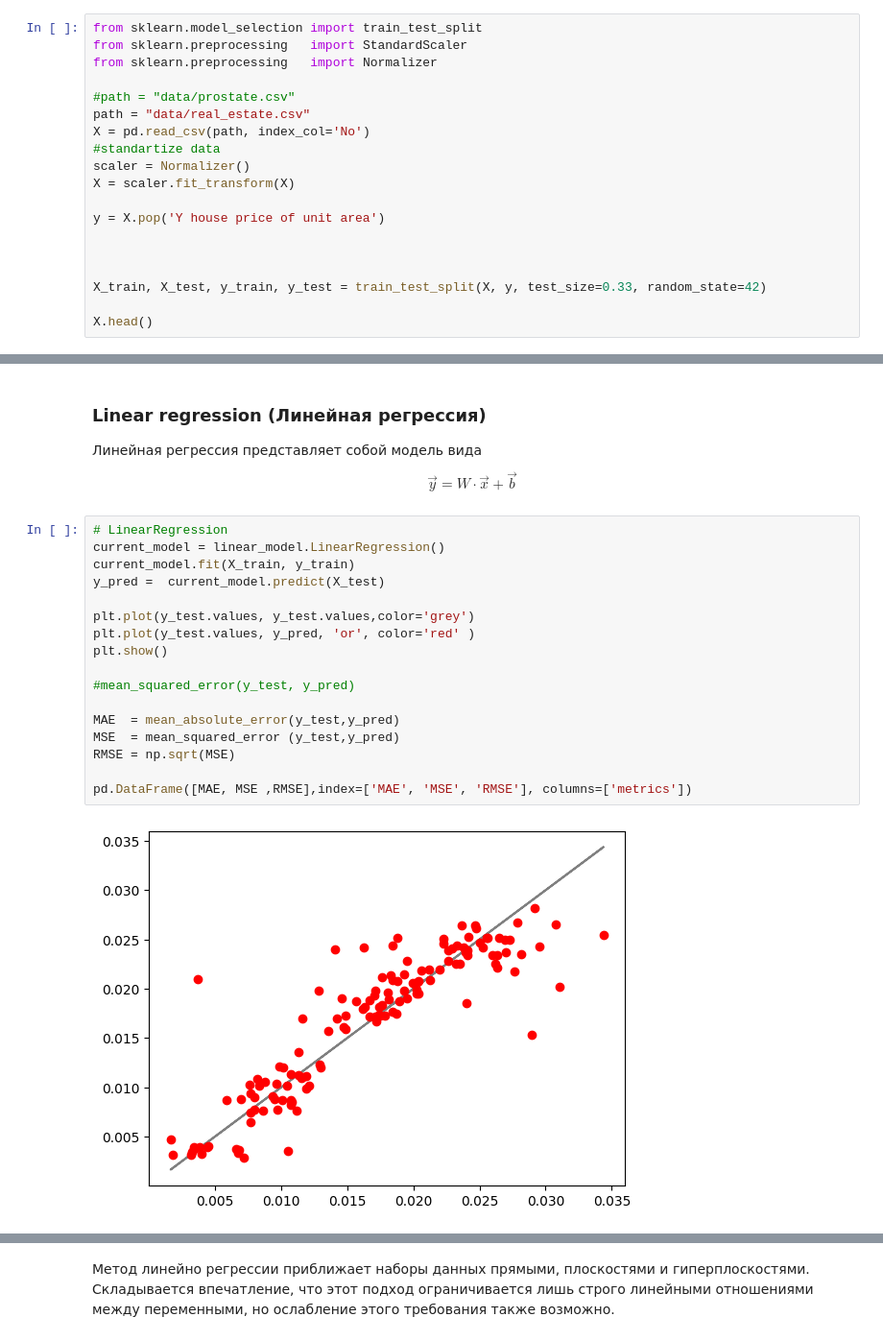
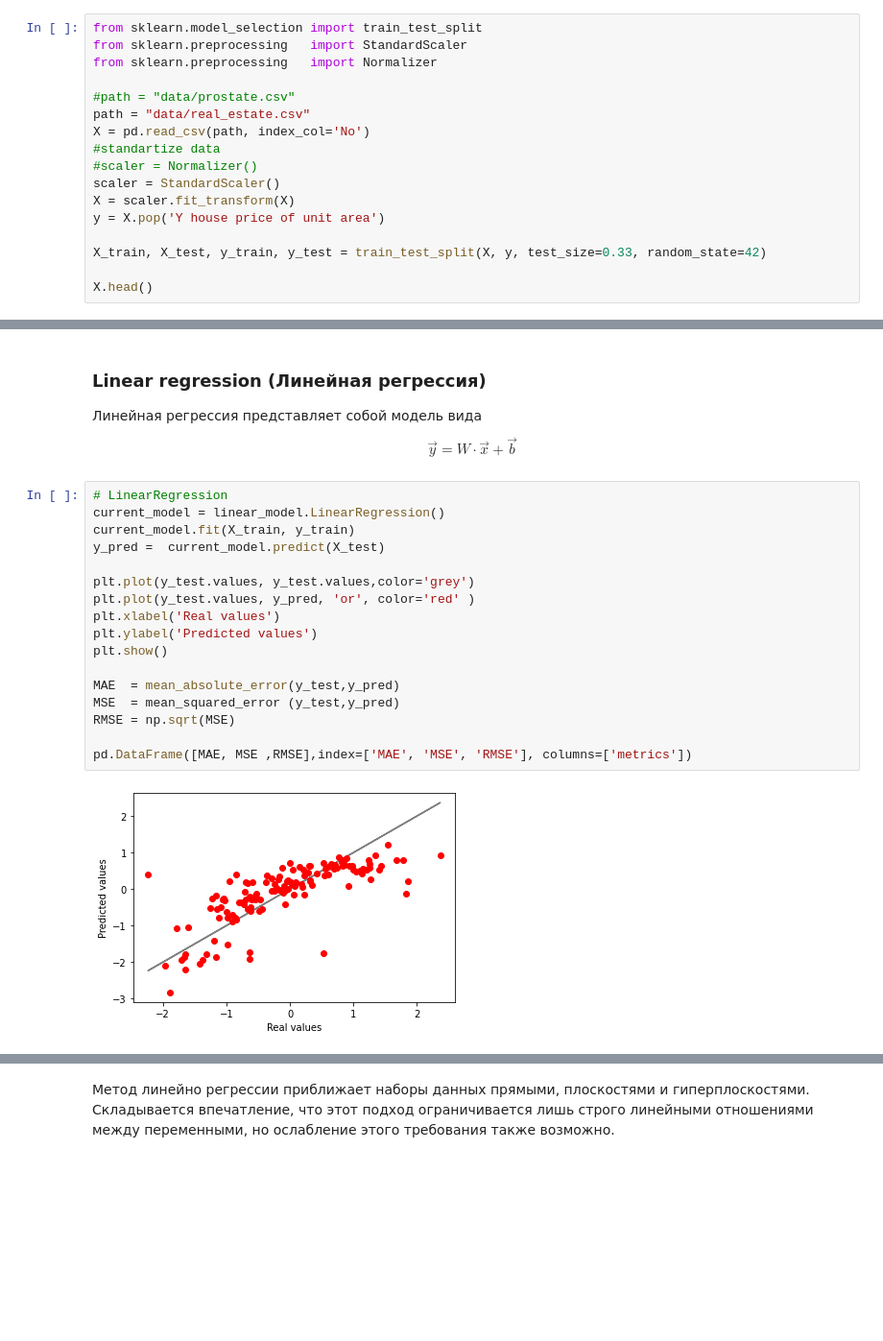
Before and after one commit to SergeyMalashenko/MachineLearning_Summer_2023, a Jupyter notebook: seminars/09/seminar_9.ipynb, the cells around one changed output, grey strips where cells are left out. Shown at 96% size. Cells and saved outputs as stored; diff of their text form; blank space fills up the shorter version.

```diff
--- a/seminars/09/seminar_9.ipynb
+++ b/seminars/09/seminar_9.ipynb
@@ -48,12 +48,10 @@ from sklearn.preprocessing   import Normalizer
 path = "data/real_estate.csv"
 X = pd.read_csv(path, index_col='No')
 #standartize data
-scaler = Normalizer()
+#scaler = Normalizer()
+scaler = StandardScaler()
 X = scaler.fit_transform(X)
-
 y = X.pop('Y house price of unit area')
-
-
 
 X_train, X_test, y_train, y_test = train_test_split(X, y, test_size=0.33, random_state=42)
 
@@ -115,20 +116,20 @@ $$
 # %%
 # LinearRegression
 current_model = linear_model.LinearRegression()
 current_model.fit(X_train, y_train)
 y_pred =  current_model.predict(X_test)
 
 plt.plot(y_test.values, y_test.values,color='grey')
 plt.plot(y_test.values, y_pred, 'or', color='red' )
+plt.xlabel('Real values')
+plt.ylabel('Predicted values')
 plt.show()
-
-#mean_squared_error(y_test, y_pred)
 
 MAE  = mean_absolute_error(y_test,y_pred)
 MSE  = mean_squared_error (y_test,y_pred)
 RMSE = np.sqrt(MSE)
 
 pd.DataFrame([MAE, MSE ,RMSE],index=['MAE', 'MSE', 'RMSE'], columns=['metrics'])
 # %% [output]
-[figure, old version]
+[figure, new version]
 |  | metrics |
```
Also changed, not shown: parts of 35 cells of this notebook, 4 other files.
